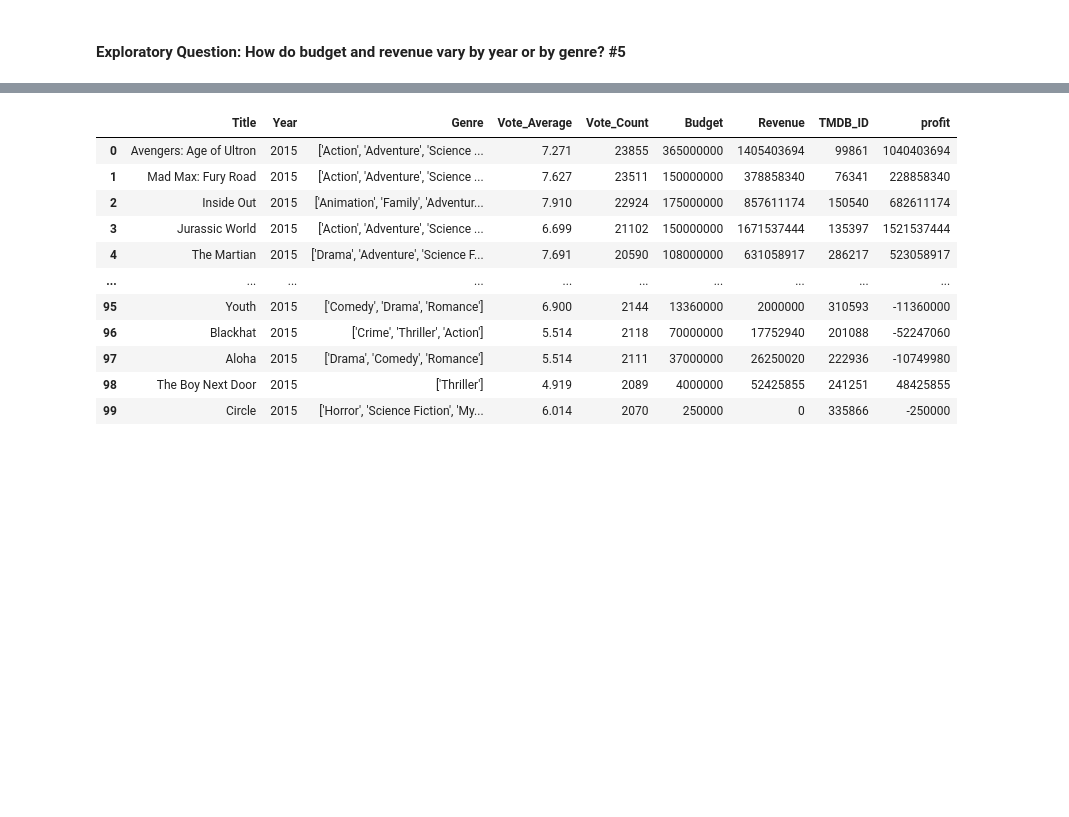
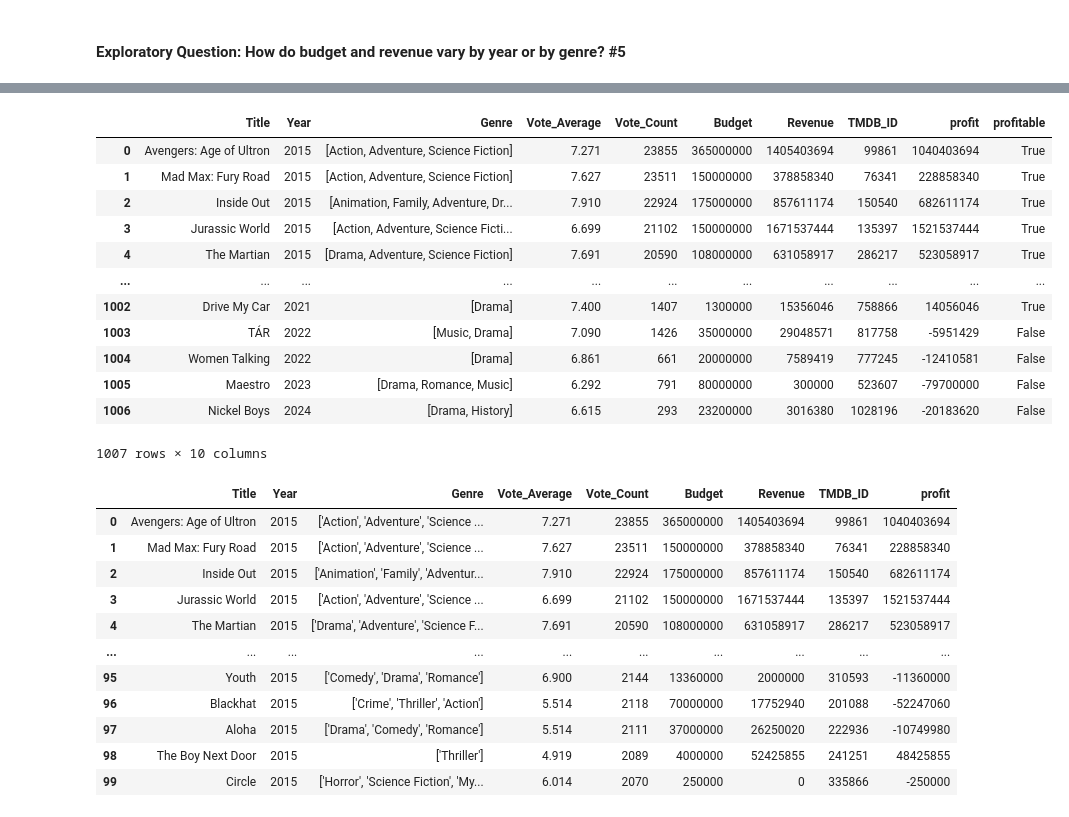
Before and after one commit to nss-data-science-cohort-9/webscraping-apis-movies-the-cranberries, a Jupyter notebook: notebooks/cdg_issue_5.ipynb, the cells around one changed output, grey strips where cells are left out. Drawn from its saved outputs; the diff is of its cells as text; code cells hidden in the pictures; blank space fills up the shorter version.

```diff
--- a/notebooks/cdg_issue_5.ipynb
+++ b/notebooks/cdg_issue_5.ipynb
@@ -31,4 +32,21 @@ movies_2015_2024
 1007 rows × 9 columns
+# %%
+movies_2015_2024['profitable'] = movies_2015_2024['profit'] > 0
+movies_2015_2024
+# %% [output]
+|  | Title | Year | Genre | Vote_Average | Vote_Count | Budget | Revenue | TMDB_ID | profit | profitable |
+| 0 | Avengers: Age of Ultron | 2015 | [Action, Adventure, Science Fiction] | 7.271 | 23855 | 365000000 | 1405403694 | 99861 | 1040403694 | True |
+| 1 | Mad Max: Fury Road | 2015 | [Action, Adventure, Science Fiction] | 7.627 | 23511 | 150000000 | 378858340 | 76341 | 228858340 | True |
+| 2 | Inside Out | 2015 | [Animation, Family, Adventure, Dr... | 7.910 | 22924 | 175000000 | 857611174 | 150540 | 682611174 | True |
+| 3 | Jurassic World | 2015 | [Action, Adventure, Science Ficti... | 6.699 | 21102 | 150000000 | 1671537444 | 135397 | 1521537444 | True |
+| 4 | The Martian | 2015 | [Drama, Adventure, Science Fiction] | 7.691 | 20590 | 108000000 | 631058917 | 286217 | 523058917 | True |
+| ... | ... | ... | ... | ... | ... | ... | ... | ... | ... | ... |
+| 1002 | Drive My Car | 2021 | [Drama] | 7.400 | 1407 | 1300000 | 15356046 | 758866 | 14056046 | True |
+| 1003 | TÁR | 2022 | [Music, Drama] | 7.090 | 1426 | 35000000 | 29048571 | 817758 | -5951429 | False |
+| 1004 | Women Talking | 2022 | [Drama] | 6.861 | 661 | 20000000 | 7589419 | 777245 | -12410581 | False |
+| 1005 | Maestro | 2023 | [Drama, Romance, Music] | 6.292 | 791 | 80000000 | 300000 | 523607 | -79700000 | False |
+| 1006 | Nickel Boys | 2024 | [Drama, History] | 6.615 | 293 | 23200000 | 3016380 | 1028196 | -20183620 | False |
+1007 rows × 10 columns
 # %%
 movies_2015 = movies_2015_2024[movies_2015_2024['Year'] == 2015]
 movies_2015
```
Also changed, not shown: parts of 5 cells of this notebook.
